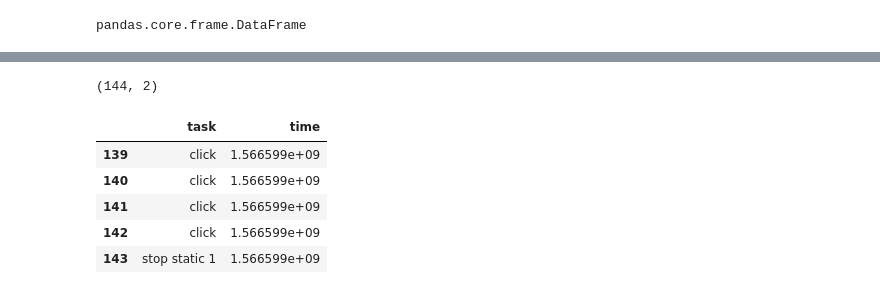
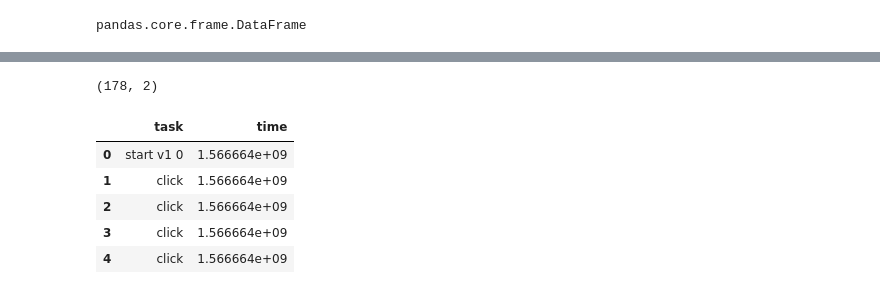
Before and after one commit to alexnathanson/solarserver, a Jupyter notebook: aggregator/aggregator_aug23.ipynb, the cells around one changed output, grey strips where cells are left out. Cells and saved outputs as stored; diff of their text form; code cells hidden in the pictures.

```diff
--- a/aggregator/aggregator_aug23.ipynb
+++ b/aggregator/aggregator_aug23.ipynb
@@ -70,13 +70,13 @@ averagedINA.head()
 # %%
-seleniumData = pd.read_csv('selenium-2019-08-23-1566599162.csv').fillna(0)
+seleniumData = pd.read_csv('selenium-2019-08-24-1566663607.csv').fillna(0)
 # %%
 print(seleniumData.shape)
-seleniumData.tail()
+seleniumData.head()
 # %% [output]
-(144, 2)
+(178, 2)
 |  | task | time |
-| 139 | click | 1.566599e+09 |
-| 140 | click | 1.566599e+09 |
-| 141 | click | 1.566599e+09 |
-| 142 | click | 1.566599e+09 |
-| 143 | stop static 1 | 1.566599e+09 |
+| 0 | start v1 0 | 1.566664e+09 |
+| 1 | click | 1.566664e+09 |
+| 2 | click | 1.566664e+09 |
+| 3 | click | 1.566664e+09 |
+| 4 | click | 1.566664e+09 |
```
Also changed, not shown: parts of 32 cells of this notebook, 16 other files.
